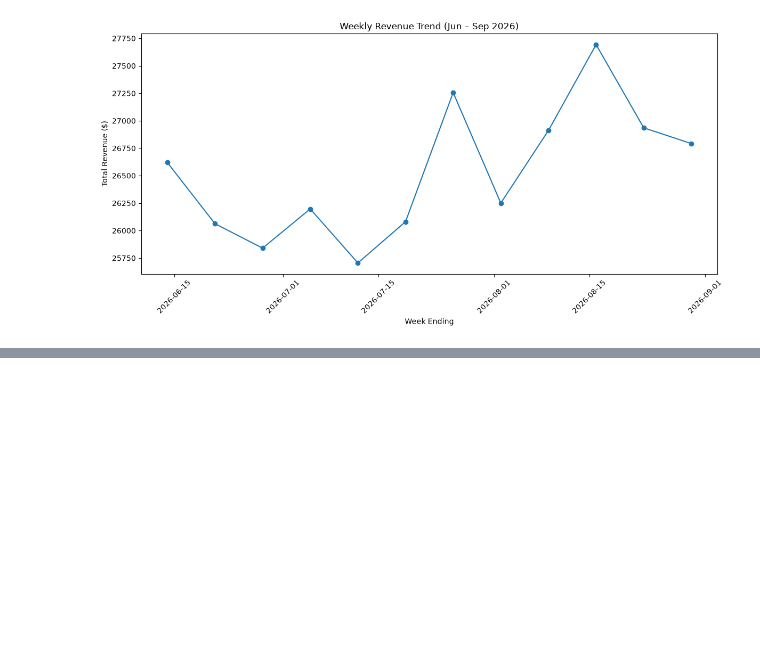
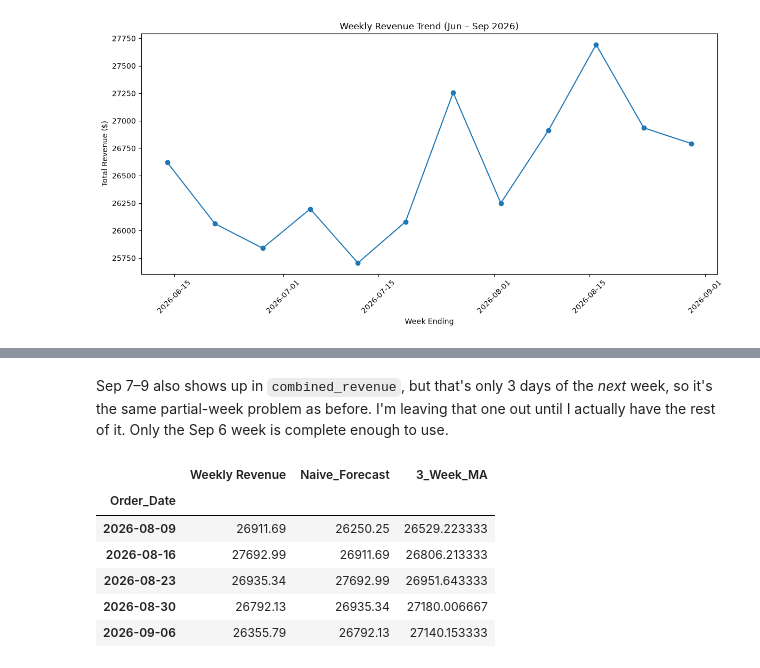
Before and after one commit to SunghunP/pho-restaurant-analysis, a Jupyter notebook: notebooks/eda.ipynb, the cells around one changed output, grey strips where cells are left out. Saved outputs shown, nothing was run; the diff lists cells and outputs as text; code cells hidden in the pictures; blank space fills up the shorter version.

```diff
--- a/notebooks/eda.ipynb
+++ b/notebooks/eda.ipynb
@@ -473,0 +554,16 @@ My parents felt like business had been slowing down and wanted a specific number
+# %% [markdown]
+Sep 7–9 also shows up in `combined_revenue`, but that's only 3 days of the *next* week, so it's the same partial-week problem as before. I'm leaving that one out until I actually have the rest of it. Only the Sep 6 week is complete enough to use.
+# %%
+# Fill in the real number for the week I forecasted, instead of leaving it blank
+actual_next_week = combined_revenue.loc[future_date]
+weekly_sales_df.loc[future_date, 'Weekly Revenue'] = actual_next_week
+
+weekly_sales_df.tail()
+# %% [output]
+|  | Weekly Revenue | Naive_Forecast | 3_Week_MA |
+| Order_Date |  |  |  |
+| 2026-08-09 | 26911.69 | 26250.25 | 26529.223333 |
+| 2026-08-16 | 27692.99 | 26911.69 | 26806.213333 |
+| 2026-08-23 | 26935.34 | 27692.99 | 26951.643333 |
+| 2026-08-30 | 26792.13 | 26935.34 | 27180.006667 |
+| 2026-09-06 | 26355.79 | 26792.13 | 27140.153333 |
```
Also changed, not shown: parts of 24 cells of this notebook, 5 other files.
